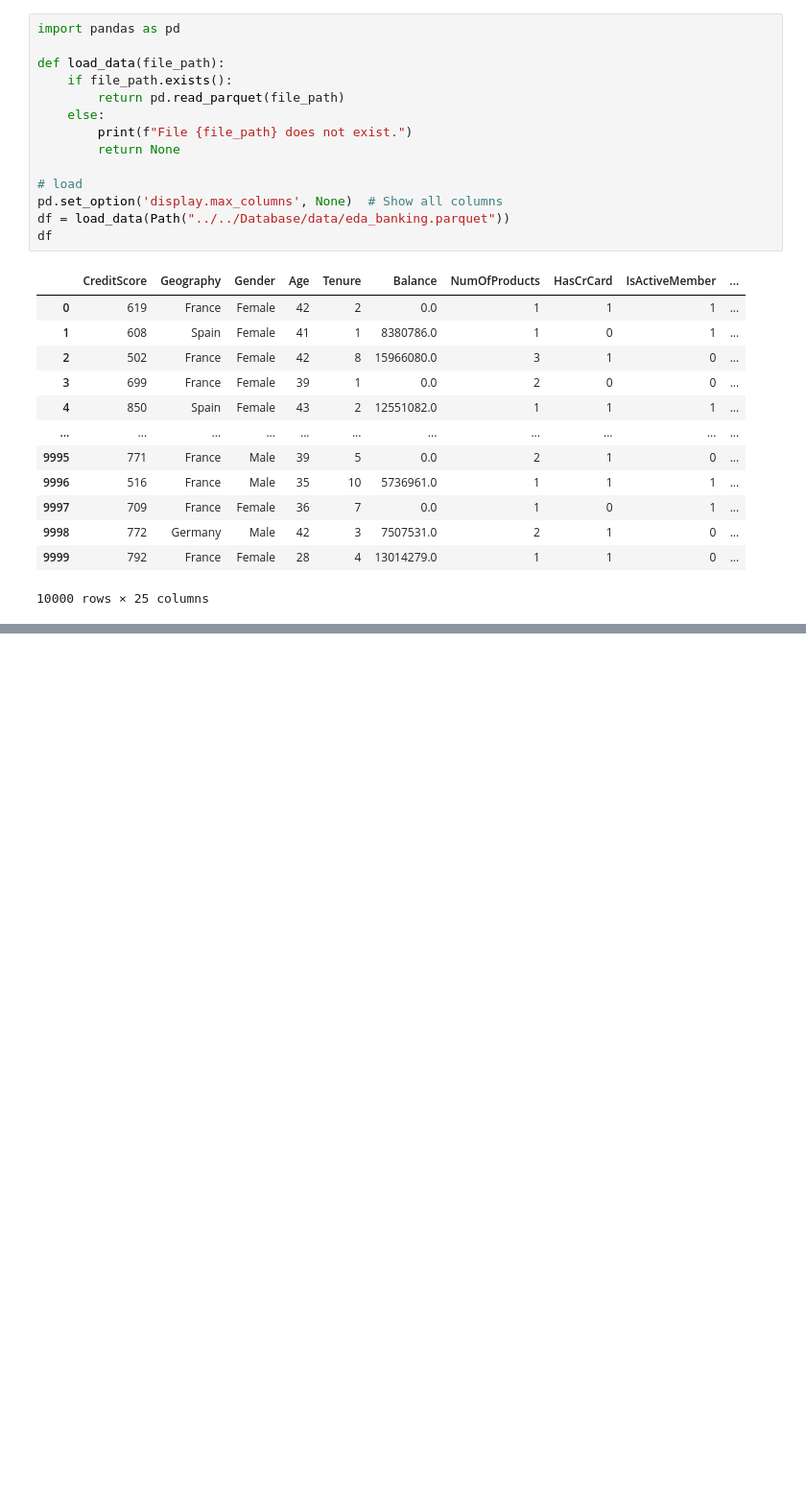
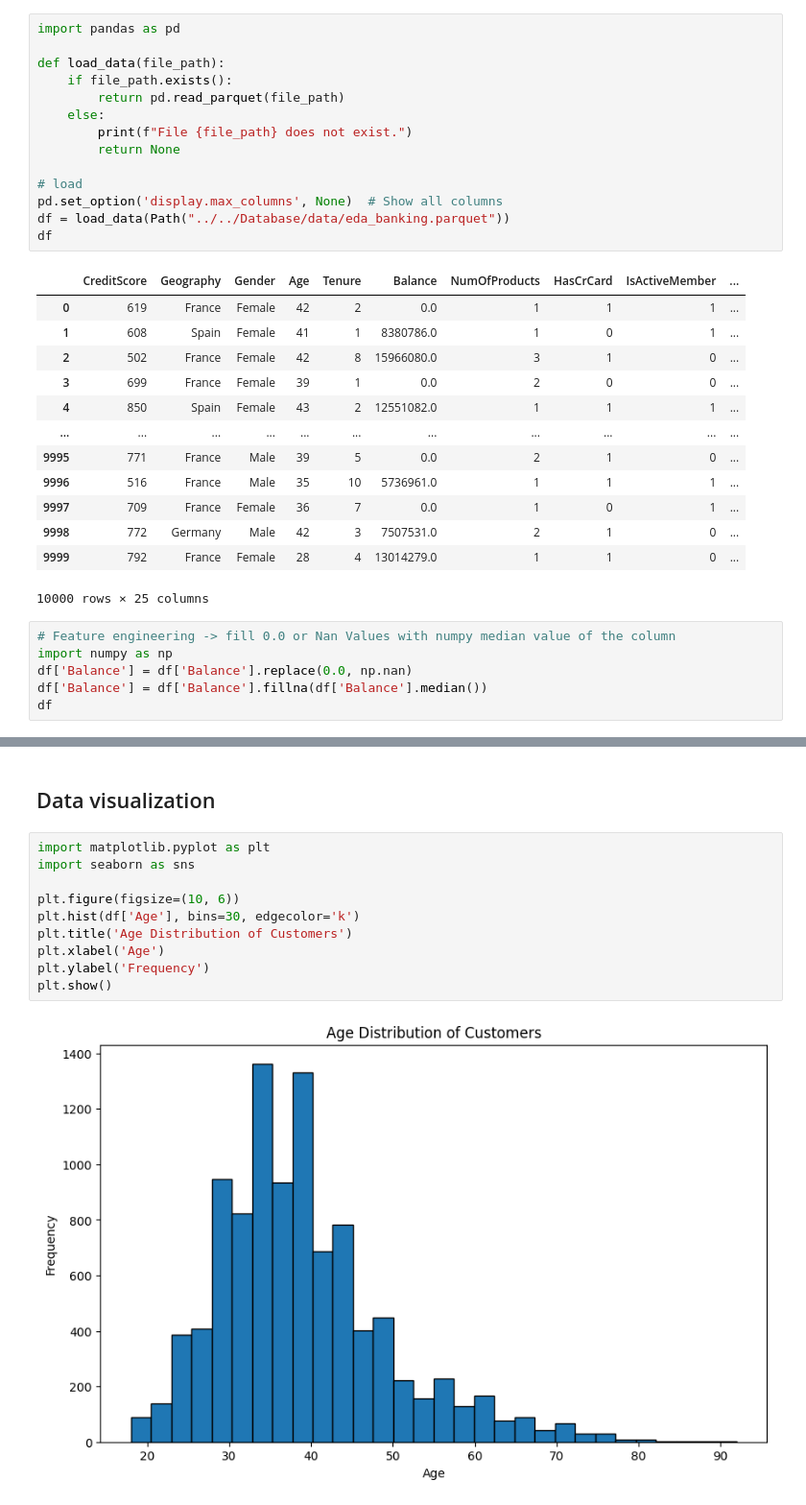
Before and after one commit to Mipjeiger/Bank-ML-End-to-end-Engineer, a Jupyter notebook: ml-engineer/notebooks/03_LLM.ipynb, the cells around one changed output, grey strips where cells are left out. Shown at 96% size. Drawn from its saved outputs; the diff is of its cells as text; blank space fills up the shorter version.

```diff
--- a/ml-engineer/notebooks/03_LLM.ipynb
+++ b/ml-engineer/notebooks/03_LLM.ipynb
@@ -80,3 +80,9 @@ df
 | 9998 | 772 | Germany | Male | 42 | 3 | 7507531.0 | 2 | 1 | 0 | ... |
 | 9999 | 792 | France | Female | 28 | 4 | 13014279.0 | 1 | 1 | 0 | ... |
 10000 rows × 25 columns
+# %%
+# Feature engineering -> fill 0.0 or Nan Values with numpy median value of the column
+import numpy as np
+df['Balance'] = df['Balance'].replace(0.0, np.nan)
+df['Balance'] = df['Balance'].fillna(df['Balance'].median())
+df
@@ -82,0 +115,14 @@ df
+# %% [markdown]
+## Data visualization
+# %%
+import matplotlib.pyplot as plt
+import seaborn as sns
+
+plt.figure(figsize=(10, 6))
+plt.hist(df['Age'], bins=30, edgecolor='k')
+plt.title('Age Distribution of Customers')
+plt.xlabel('Age')
+plt.ylabel('Frequency')
+plt.show()
+# %% [output]
+[figure, added]
```
Also changed, not shown: parts of 4 cells of this notebook.
